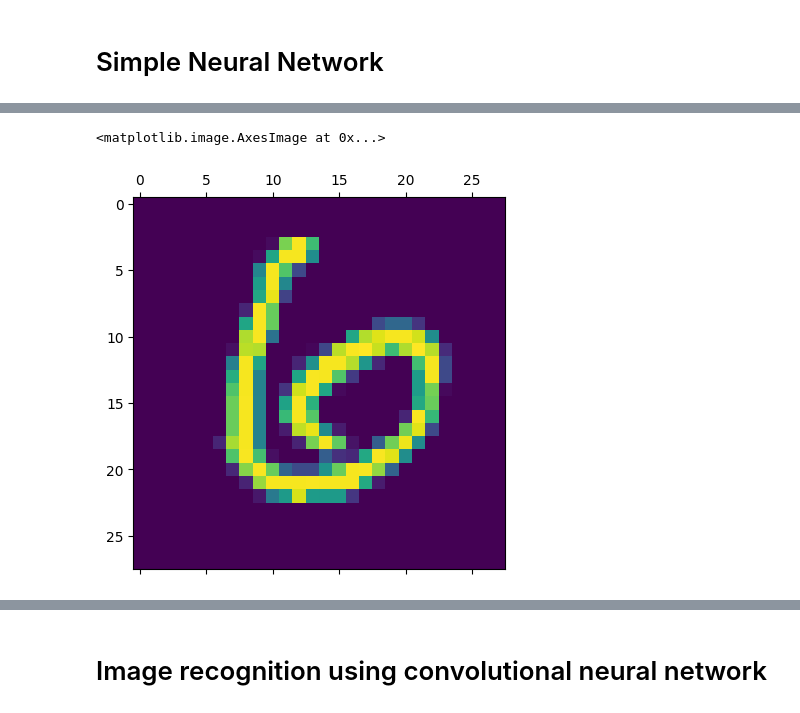
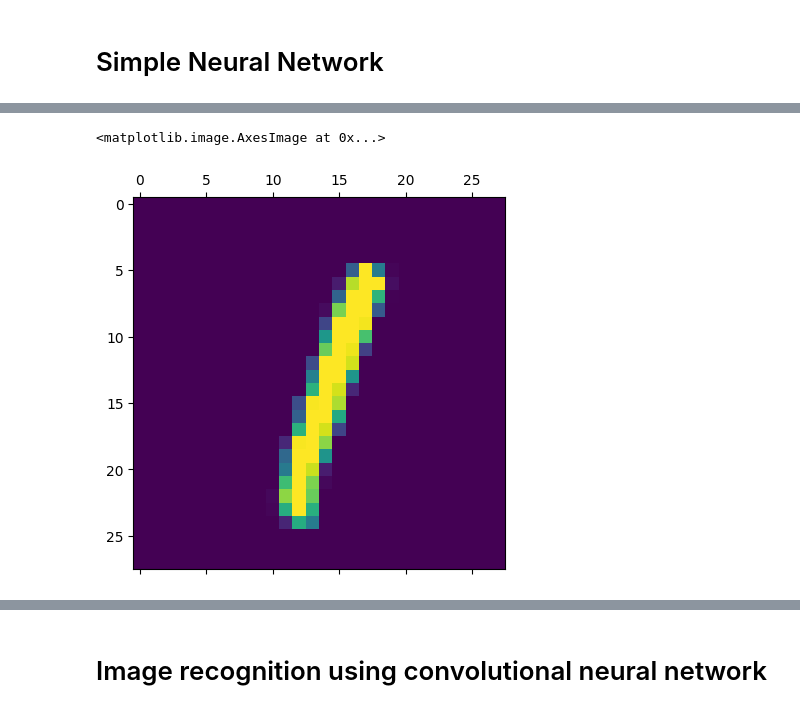
Before and after one commit to Vishwa2684/digit-recognizer, a Jupyter notebook: model.ipynb, the cells around one changed output, grey strips where cells are left out. Cells and saved outputs as stored; diff of their text form; code cells hidden in the pictures.

```diff
--- a/model.ipynb
+++ b/model.ipynb
@@ -91,8 +96,8 @@ print(test_results)
 # %%
-plt.matshow(test_img[11])
+plt.matshow(test_img[5])
 # %% [output]
 <matplotlib.image.AxesImage at 0x...>
-[figure, old version]
+[figure, new version]
 # %%
 y_pred = model.predict(x=test_flattened)
 # our output gives a numpy array of 10 neurons with prob we pick the highest one out of it as answer
```
Also changed, not shown: parts of 9 cells of this notebook.
